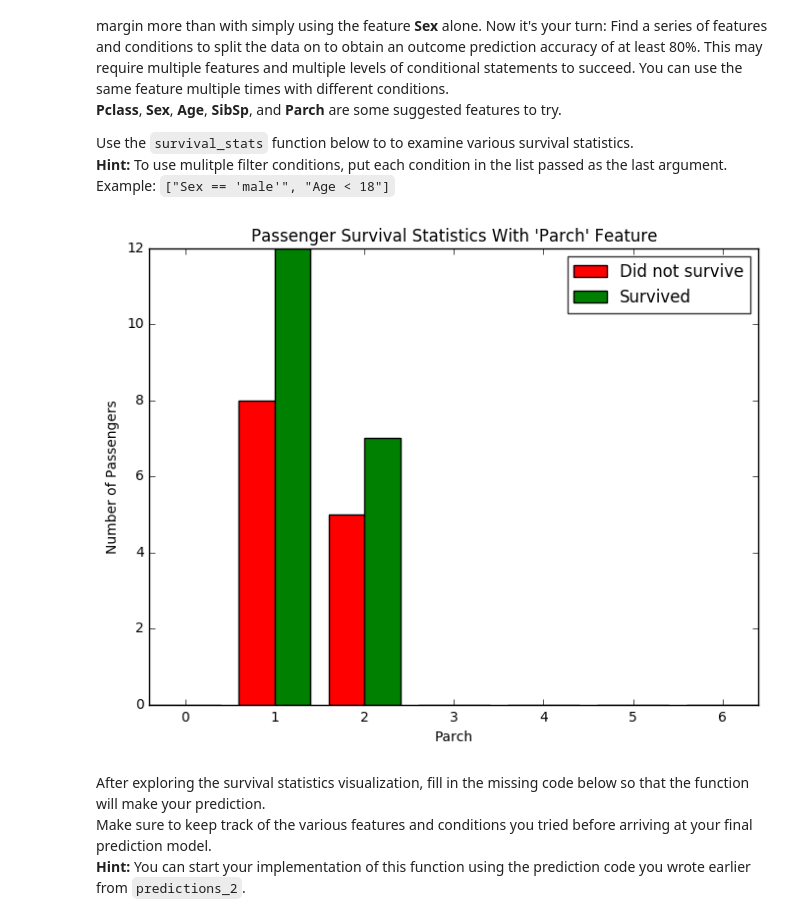
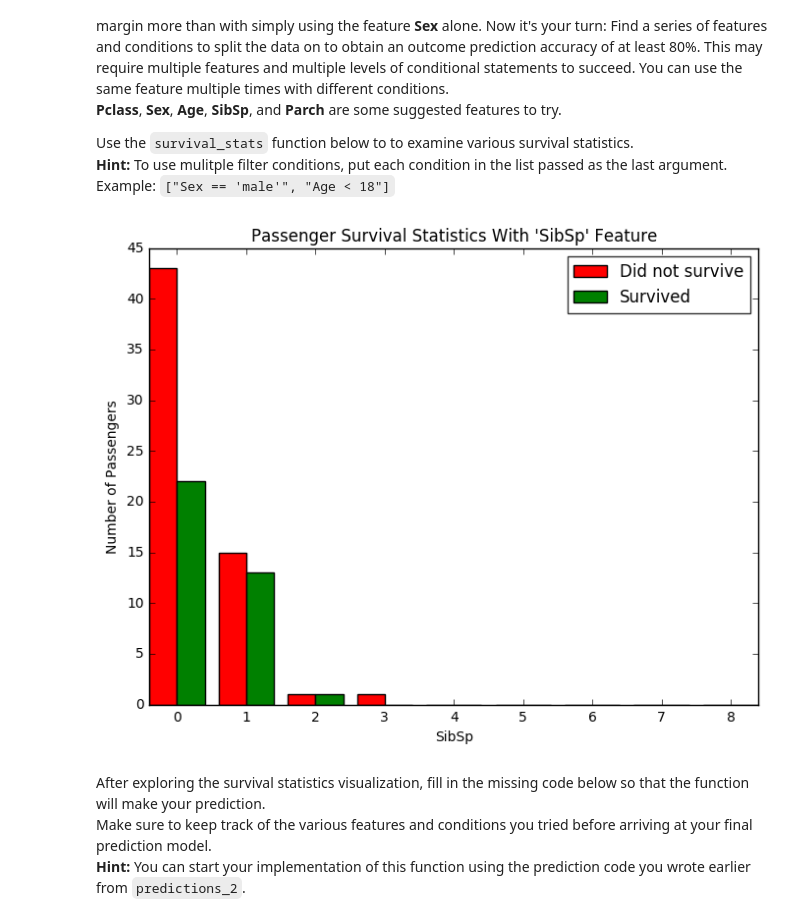
Before and after one commit to kiril-me/machine-learning, a Jupyter notebook: projects/titanic_survival_exploration/titanic_survival_exploration.ipynb, the cells around one changed output. Saved outputs shown, nothing was run; the diff lists cells and outputs as text; code cells hidden in the pictures.

```diff
--- a/projects/titanic_survival_exploration/titanic_survival_exploration.ipynb
+++ b/projects/titanic_survival_exploration/titanic_survival_exploration.ipynb
@@ -221,9 +216,9 @@ Adding the feature **Age** as a condition in conjunction with **Sex** improves t
 Use the `survival_stats` function below to to examine various survival statistics.
 **Hint:** To use mulitple filter conditions, put each condition in the list passed as the last argument. Example: `["Sex == 'male'", "Age < 18"]`
 # %%
-vs.survival_stats(data, outcomes, 'Parch', ["Sex == 'male'", "Age < 10"])
+vs.survival_stats(data, outcomes, 'SibSp', ["Sex == 'male'", "Age > 18", "Pclass == 1"])
 # %% [output]
-[figure, old version]
+[figure, new version]
 # %% [markdown]
 After exploring the survival statistics visualization, fill in the missing code below so that the function will make your prediction.
 Make sure to keep track of the various features and conditions you tried before arriving at your final prediction model.
```
Also changed, not shown: parts of 6 cells of this notebook, 1 other file.
